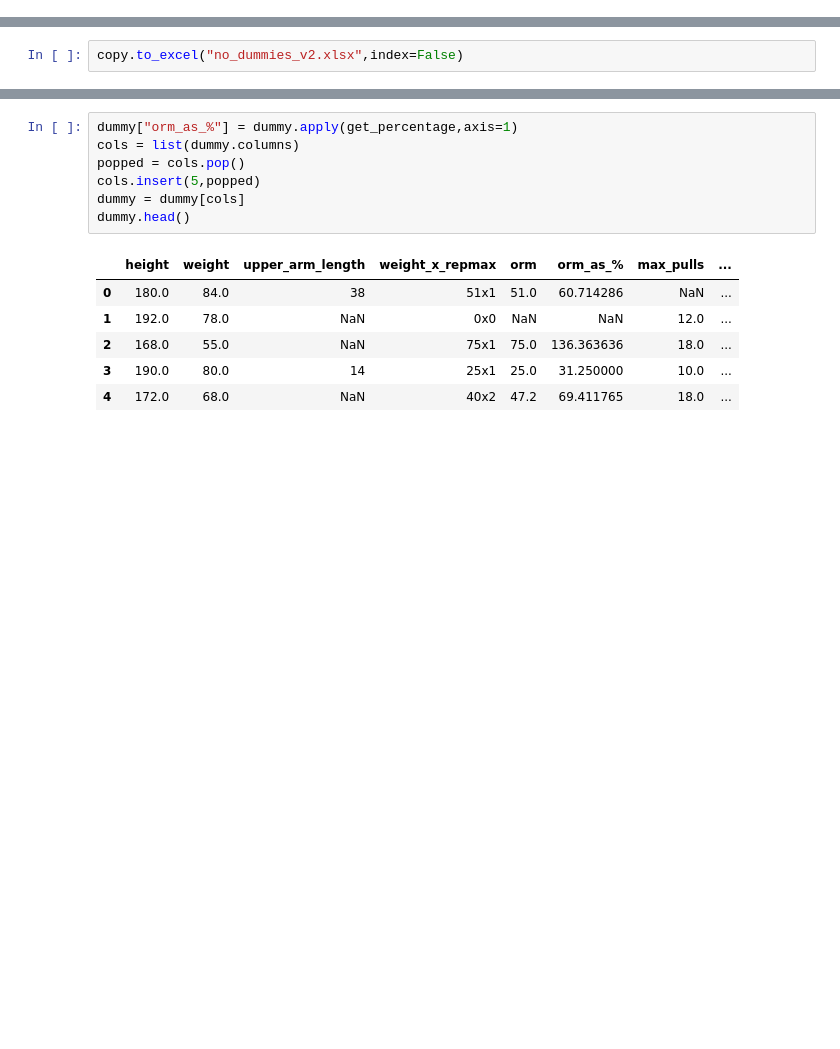
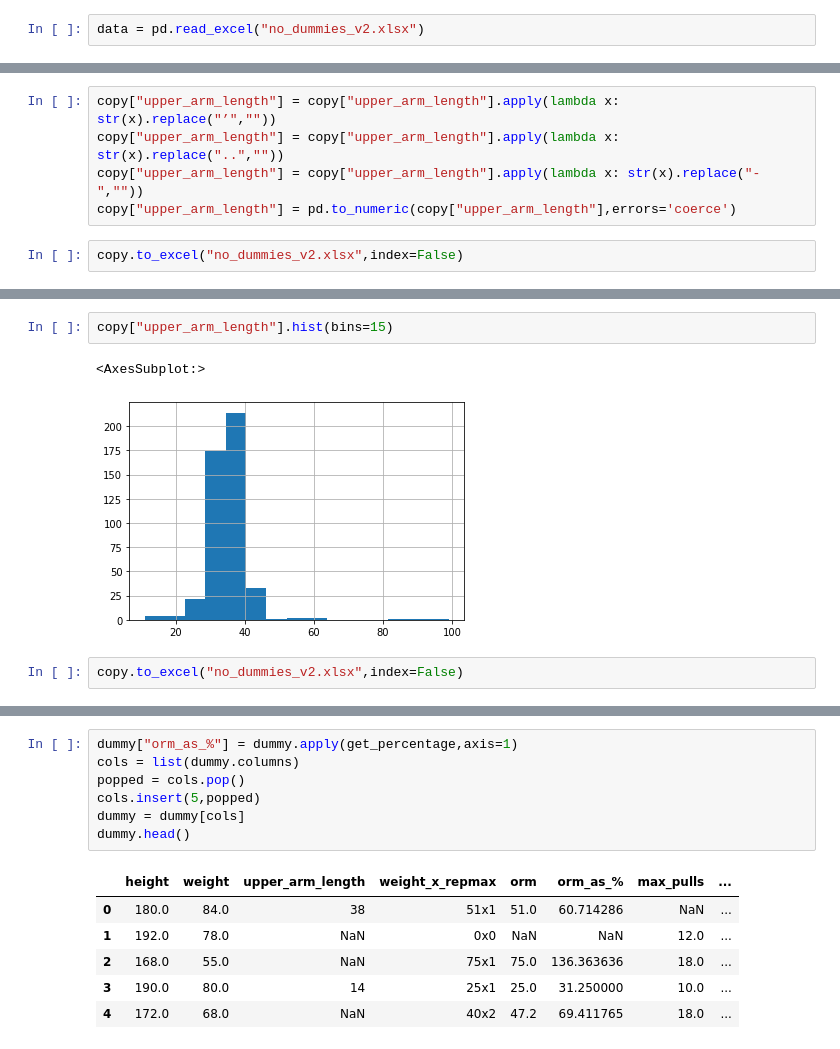
Before and after one commit to JYC11/weightedpull_oac, a Jupyter notebook: exploratory_data_analysis.ipynb, the cells around one changed output, grey strips where cells are left out. Saved outputs shown, nothing was run; the diff lists cells and outputs as text; blank space fills up the shorter version.

```diff
--- a/exploratory_data_analysis.ipynb
+++ b/exploratory_data_analysis.ipynb
@@ -5,5 +5,7 @@ import numpy as np
 %matplotlib inline
 # %%
 data = pd.read_excel("cleaned_data_no_dummies.xlsx")
+# %%
+data = pd.read_excel("no_dummies_v2.xlsx")
 # %%
 dummy = pd.read_excel("cleand_data_with_dummies.xlsx")
@@ -189,2 +193,7 @@ over_200
+# %%
+copy["upper_arm_length"] = copy["upper_arm_length"].apply(lambda x: str(x).replace("’",""))
+copy["upper_arm_length"] = copy["upper_arm_length"].apply(lambda x: str(x).replace("..",""))
+copy["upper_arm_length"] = copy["upper_arm_length"].apply(lambda x: str(x).replace("-",""))
+copy["upper_arm_length"] = pd.to_numeric(copy["upper_arm_length"],errors='coerce')
 # %%
 copy.to_excel("no_dummies_v2.xlsx",index=False)
@@ -190,0 +206,7 @@ copy.to_excel("no_dummies_v2.xlsx",index=False)
+# %%
+copy["upper_arm_length"].hist(bins=15)
+# %% [output]
+<AxesSubplot:>
+[figure, added]
+# %%
+copy.to_excel("no_dummies_v2.xlsx",index=False)
```
Also changed, not shown: parts of 20 cells of this notebook, 4 other files.
